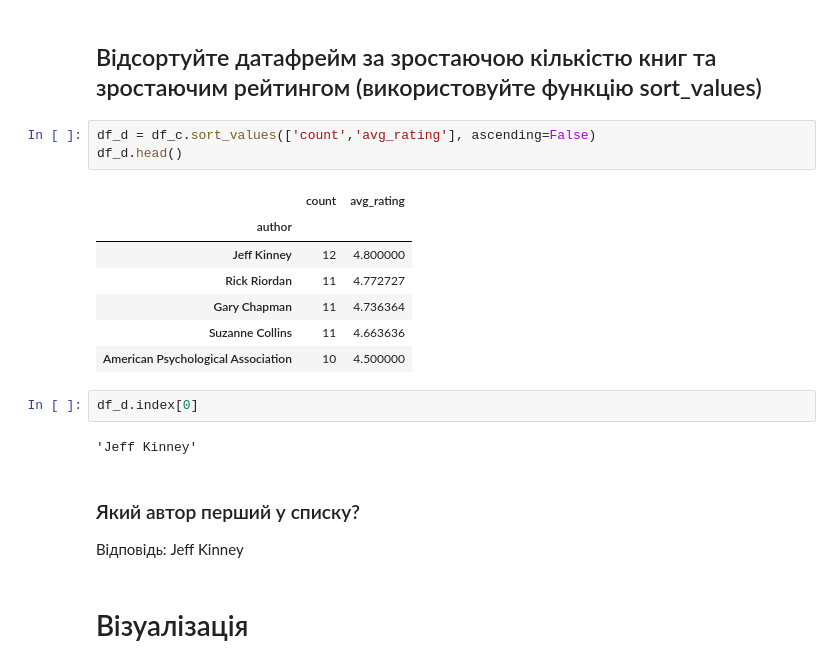
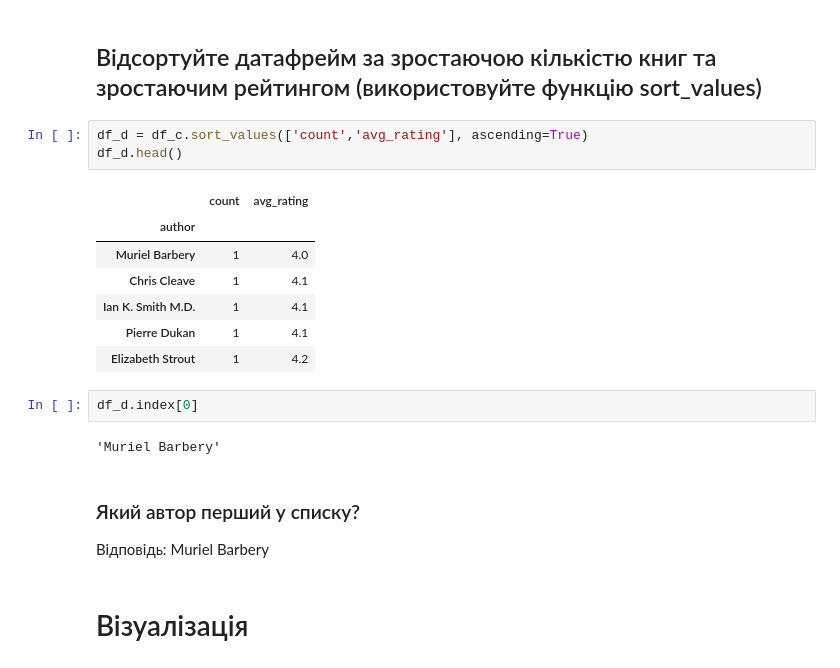
Before and after one commit to lexxai/goit_python_ds_hw_02, a Jupyter notebook: Hw2.3.ipynb, the cells around one changed output. Cells and saved outputs as stored; diff of their text form.

```diff
--- a/Hw2.3.ipynb
+++ b/Hw2.3.ipynb
@@ -374,24 +374,24 @@ df_c.head()
 # %% [markdown]
 ## Відсортуйте датафрейм за зростаючою кількістю книг та зростаючим рейтингом (використовуйте функцію sort_values)
 # %%
-df_d = df_c.sort_values(['count','avg_rating'], ascending=False)
+df_d = df_c.sort_values(['count','avg_rating'], ascending=True)
 df_d.head()
 # %% [output]
 |  | count | avg_rating |
 | author |  |  |
-| Jeff Kinney | 12 | 4.800000 |
-| Rick Riordan | 11 | 4.772727 |
-| Gary Chapman | 11 | 4.736364 |
-| Suzanne Collins | 11 | 4.663636 |
-| American Psychological Association | 10 | 4.500000 |
+| Muriel Barbery | 1 | 4.0 |
+| Chris Cleave | 1 | 4.1 |
+| Ian K. Smith M.D. | 1 | 4.1 |
+| Pierre Dukan | 1 | 4.1 |
+| Elizabeth Strout | 1 | 4.2 |
 # %%
 df_d.index[0]
 # %% [output]
-'Jeff Kinney'
+'Muriel Barbery'
 # %% [markdown]
 ### Який автор перший у списку?
 
-Відповідь: Jeff Kinney
+Відповідь: Muriel Barbery
 # %% [markdown]
 # Візуалізація
 # %% [markdown]
```
Also changed, not shown: parts of 1 cell of this notebook.
